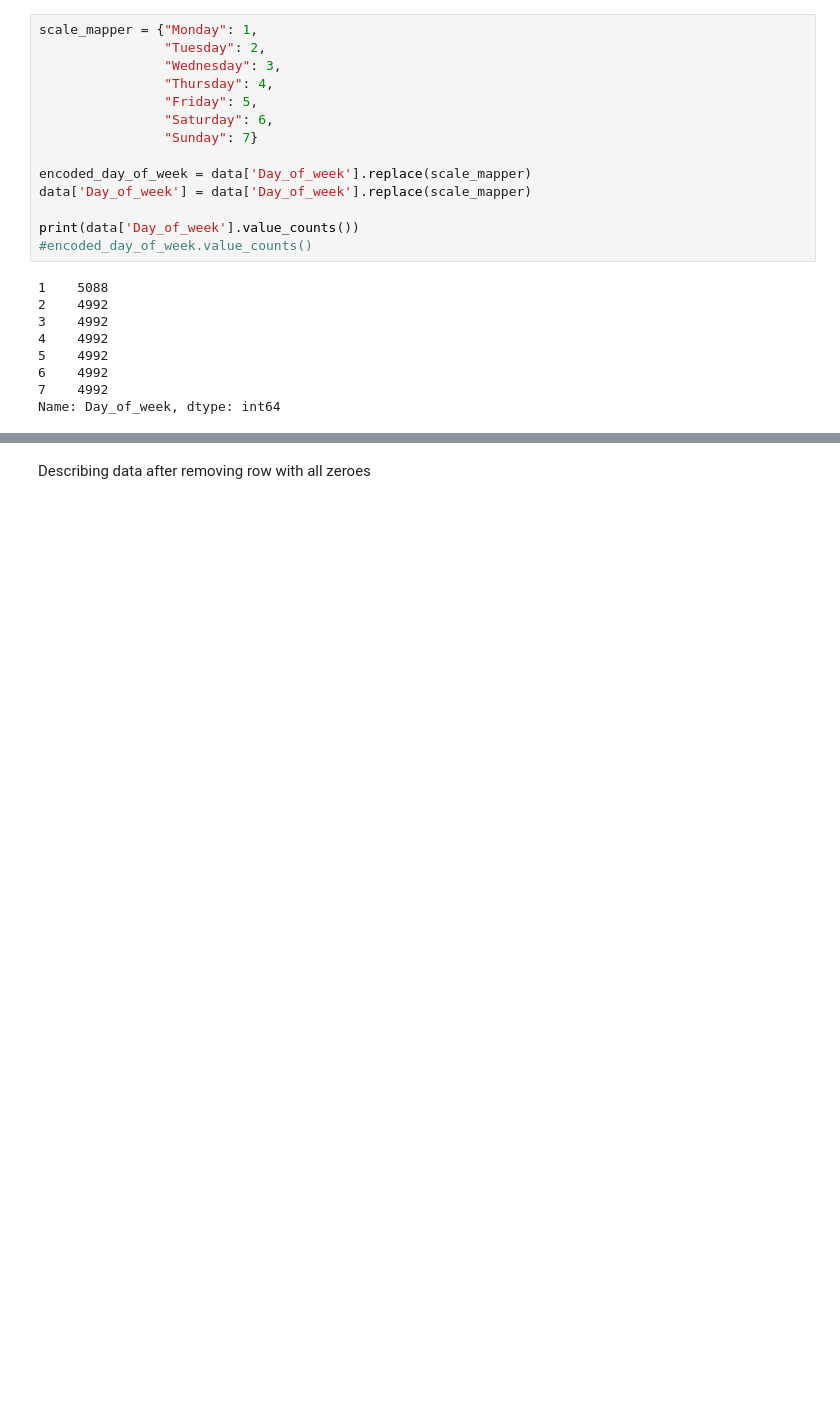
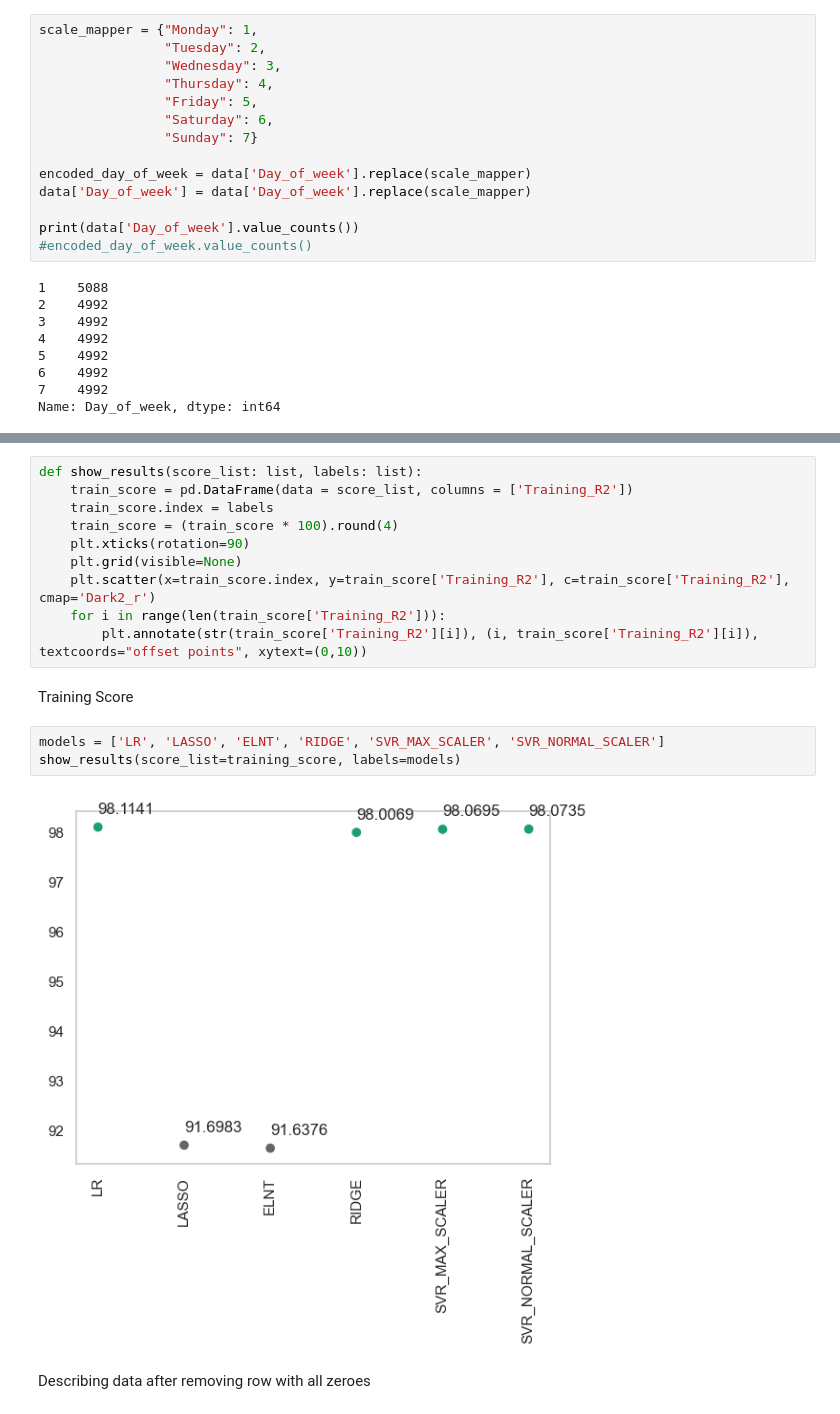
Before and after one commit to tea561/ML, a Jupyter notebook: Projekat1/proj1.ipynb, the cells around one changed output, grey strips where cells are left out. Drawn from its saved outputs; the diff is of its cells as text; blank space fills up the shorter version.

```diff
--- a/Projekat1/proj1.ipynb
+++ b/Projekat1/proj1.ipynb
@@ -393,3 +409,20 @@ Linear SVR regression score with standard scaler: 0.9807384189752835
+# %%
+def show_results(score_list: list, labels: list):
+    train_score = pd.DataFrame(data = score_list, columns = ['Training_R2'])
+    train_score.index = labels
+    train_score = (train_score * 100).round(4)
+    plt.xticks(rotation=90)
+    plt.grid(visible=None)
+    plt.scatter(x=train_score.index, y=train_score['Training_R2'], c=train_score['Training_R2'], cmap='Dark2_r')
+    for i in range(len(train_score['Training_R2'])):
+        plt.annotate(str(train_score['Training_R2'][i]), (i, train_score['Training_R2'][i]), textcoords="offset points", xytext=(0,10))
+# %% [markdown]
+Training Score
+# %%
+models = ['LR', 'LASSO', 'ELNT', 'RIDGE', 'SVR_MAX_SCALER', 'SVR_NORMAL_SCALER']
+show_results(score_list=training_score, labels=models)
+# %% [output]
+[figure, added]
 # %% [markdown]
 Describing data after removing row with all zeroes
 # %%
```
Also changed, not shown: parts of 29 cells of this notebook.
